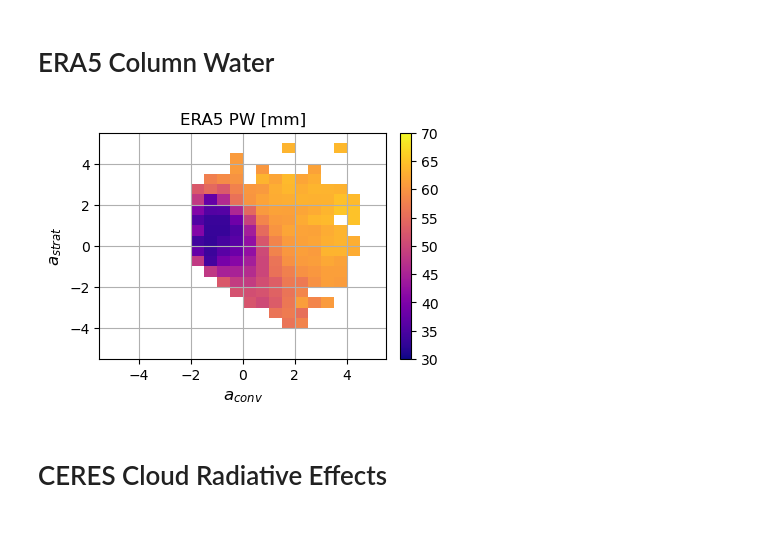
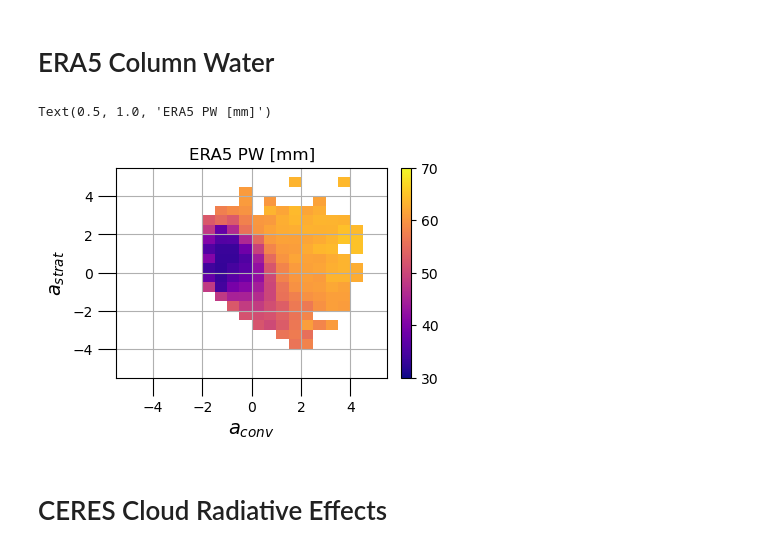
Before and after one commit to pedroanguloumana/scale_interaction_in_gsam, a Jupyter notebook: notebooks/Comparing_Large-Scale_Cloud_Properties.ipynb, the cells around one changed output. Drawn from its saved outputs; the diff is of its cells as text; code cells hidden in the pictures.

```diff
--- a/notebooks/Comparing_Large-Scale_Cloud_Properties.ipynb
+++ b/notebooks/Comparing_Large-Scale_Cloud_Properties.ipynb
@@ -83,35 +80,36 @@ xmesh, ymesh = np.meshgrid(array_midpoints(pc_bins), array_midpoints(pc_bins))
 # ERA5 Column water vapor
 #
 data = load_era5_tcwv()['TCWV']
 # Coarsen to same resolution as PCs
 #
 data = data.isel({'latitude': slice(None, -1), 'longitude': slice(None, -1)}).coarsen({'latitude': 8, 'longitude': 8}).mean()
 data = data.sel({'latitude': pcs.latitude, 'time': pcs.time})  # Align grids
 # Compute mean
 #
 mean = binned_statistic_2d(
     pcs.sel(mode=2).data.ravel(), # y-coordinate first
     pcs.sel(mode=1).data.ravel(), # x-coordinate seconds
     data.data.ravel(),
     statistic=lambda x: np.nanmean(x) if x.size > OBS_CUTOFF else np.nan,
     bins=[pc_bins, pc_bins]
 ).statistic
 # Plot data
 #
 fig, ax = plt.subplots(figsize=(4,3), constrained_layout=True)
 c = ax.pcolormesh(
     xmesh,
     ymesh,
     mean,
     norm=colors.Normalize(vmin=30, vmax=70),
     cmap=plt.cm.plasma.copy()
 )
 _format_axis(ax)
 fig.colorbar(c)
 ax.set_title('ERA5 PW [mm]')
-save_figure(fig, 'era5_pw.pdf')
+# save_figure(fig, 'era5_pw.pdf')
 # %% [output]
+Text(0.5, 1.0, 'ERA5 PW [mm]')
-[figure, old version]
+[figure, new version]
 # %% [markdown]
 # CERES Cloud Radiative Effects
 # %%
```
Also changed, not shown: parts of 1 cell of this notebook, 24 other files.
